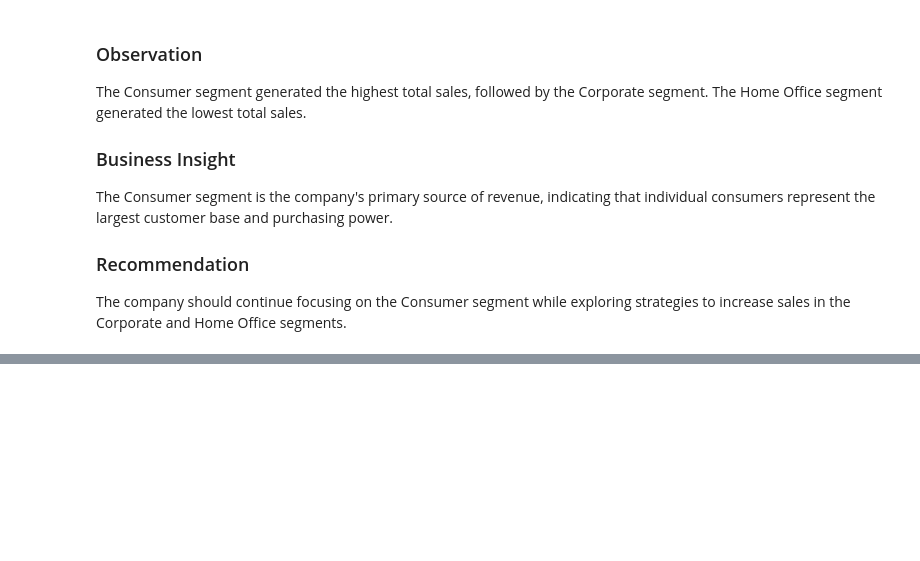
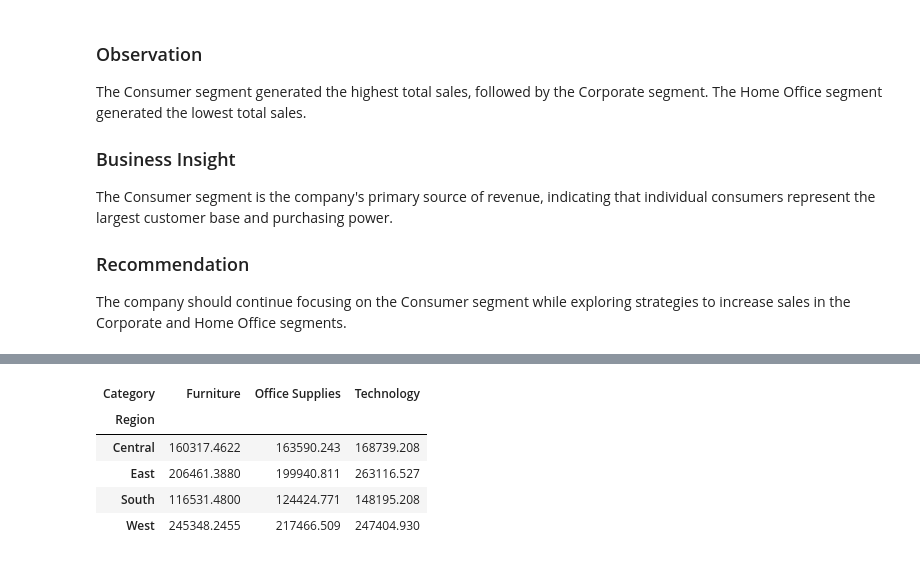
Before and after one commit to rominashamsi/Sales-Data-Analysis, a Jupyter notebook: Notebooks/analysis.ipynb, the cells around one changed output, grey strips where cells are left out. Cells and saved outputs as stored; diff of their text form; code cells hidden in the pictures; blank space fills up the shorter version.

```diff
--- a/Notebooks/analysis.ipynb
+++ b/Notebooks/analysis.ipynb
@@ -486,0 +493,15 @@ The company should continue focusing on the Consumer segment while exploring str
+# %%
+category_region_sales = (
+    df_clean.groupby(["Region", "Category"])["Sales"]
+    .sum()
+    .unstack()
+)
+
+category_region_sales
+# %% [output]
+| Category | Furniture | Office Supplies | Technology |
+| Region |  |  |  |
+| Central | 160317.4622 | 163590.243 | 168739.208 |
+| East | 206461.3880 | 199940.811 | 263116.527 |
+| South | 116531.4800 | 124424.771 | 148195.208 |
+| West | 245348.2455 | 217466.509 | 247404.930 |
```
Also changed, not shown: parts of 9 cells of this notebook.
